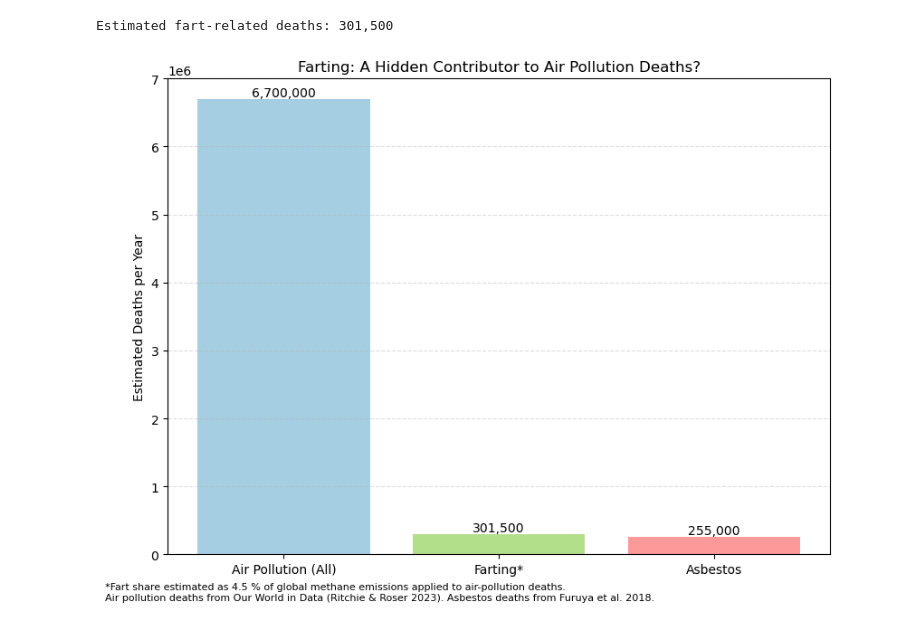
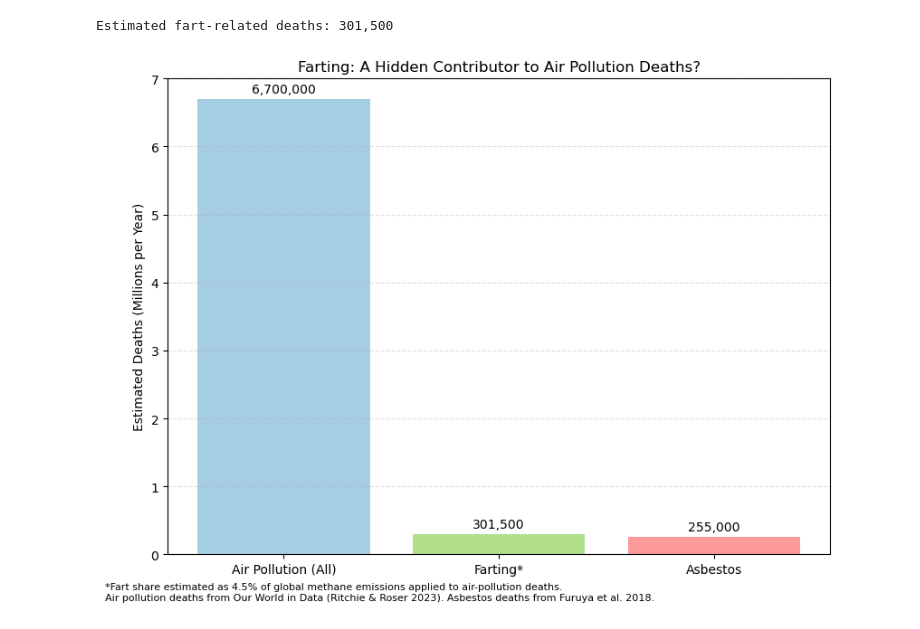
Before and after one commit to schtormm/dataviz-asbestos, a Jupyter notebook: asbest-cherrypick.ipynb, the cells around one changed output. Cells and saved outputs as stored; diff of their text form; code cells hidden in the pictures.

Commit message:
changed graph information

```diff
--- a/asbest-cherrypick.ipynb
+++ b/asbest-cherrypick.ipynb
@@ -17,26 +17,43 @@ Estimated fart-related deaths: 301,500
 # %%
 import matplotlib.pyplot as plt
 import pandas as pd
 
+air_pollution_deaths = 6_700_000
+fart_share_estimate = 0.045
+fart_related_deaths = int(air_pollution_deaths * fart_share_estimate)
+
 df = pd.DataFrame({
     "Cause": ["Air Pollution (All)", "Farting*", "Asbestos"],
-    "Deaths": [6_700_000, fart_related_deaths, 255_000]
+    "Deaths": [air_pollution_deaths, fart_related_deaths, 255_000]
 })
 
 plt.figure(figsize=(8,6))
 bars = plt.bar(df["Cause"], df["Deaths"], color=["#a6cee3","#b2df8a","#fb9a99"])
+
+# ✅ Keep full numbers on top of bars
 for b in bars:
-    plt.text(b.get_x()+b.get_width()/2, b.get_height()+50, f"{b.get_height():,}",
-             ha='center', va='bottom')
+    plt.text(b.get_x() + b.get_width()/2, b.get_height() + 50_000,
+             f"{int(b.get_height()):,}", ha='center', va='bottom')
+
 plt.title("Farting: A Hidden Contributor to Air Pollution Deaths?")
-plt.ylabel("Estimated Deaths per Year")
-plt.ylim(0,7_000_000)
+plt.ylabel("Estimated Deaths (Millions per Year)")
+
+plt.ticklabel_format(style='plain', axis='y')
+plt.yticks(
+    ticks=[i * 1_000_000 for i in range(0, 8)],
+    labels=[str(i) for i in range(0, 8)]
+)
+
+plt.ylim(0, 7_000_000)
 plt.grid(axis='y', linestyle='--', alpha=0.4)
-plt.figtext(-0.02, -0.02,
-    "*Fart share estimated as 4.5 % of global methane emissions applied to air-pollution deaths.\n"
+
+plt.figtext(
+    -0.02, -0.02,
+    "*Fart share estimated as 4.5% of global methane emissions applied to air-pollution deaths.\n"
     "Air pollution deaths from Our World in Data (Ritchie & Roser 2023). Asbestos deaths from Furuya et al. 2018.",
-    fontsize=8)
+    fontsize=8
+)
 plt.tight_layout()
 plt.show()
 # %% [output]
-[figure, old version]
+[figure, new version]
```
